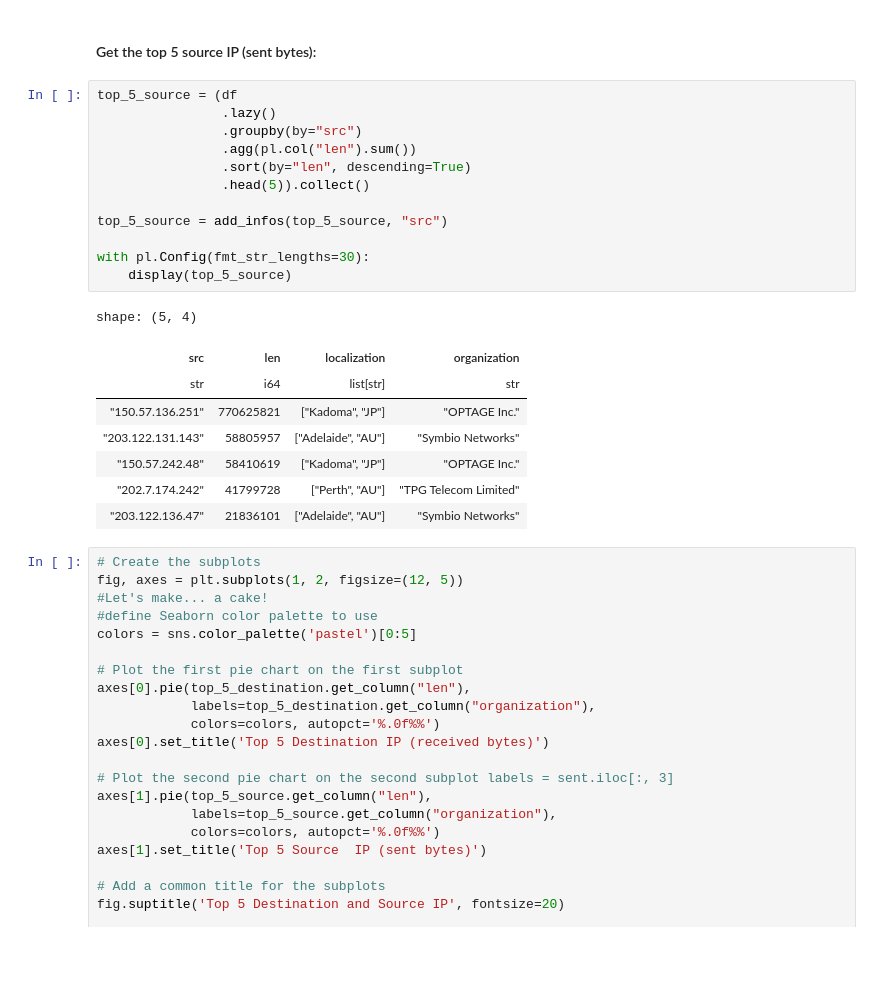
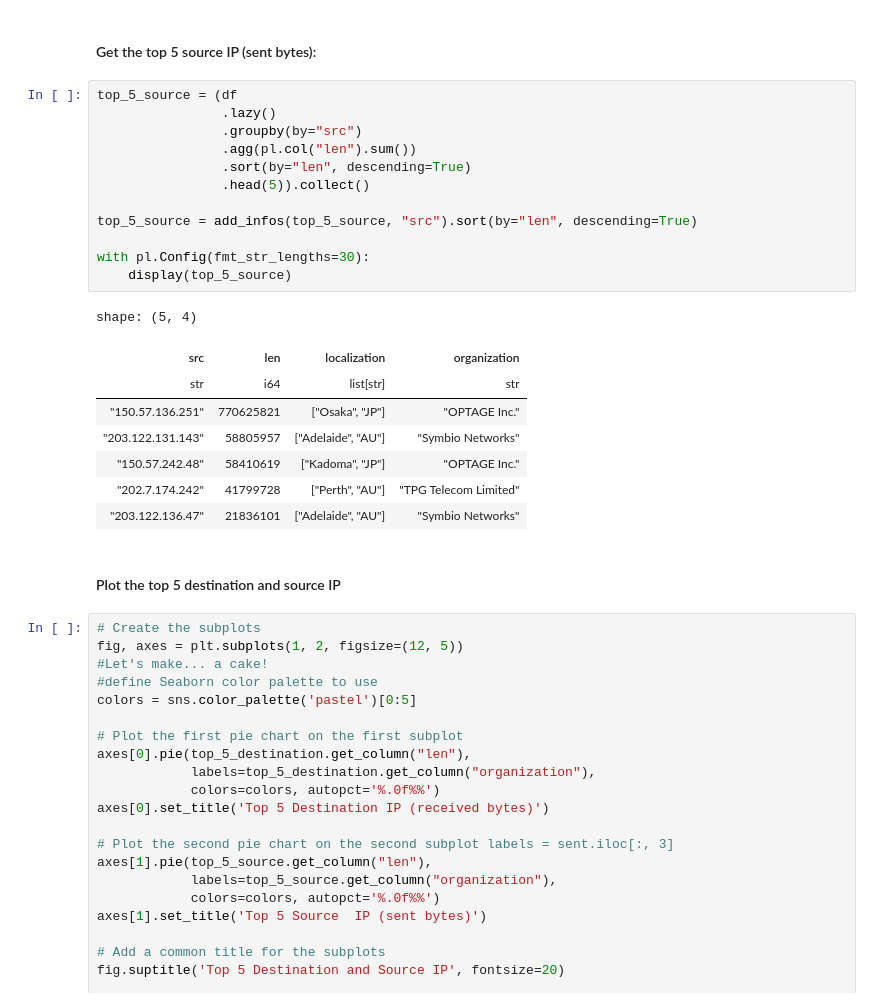
Before and after one commit to JRhin/pcap-analysis, a Jupyter notebook: main_notebook.ipynb, the cells around one changed output. Drawn from its saved outputs; the diff is of its cells as text; blank space fills up the shorter version.

```diff
--- a/main_notebook.ipynb
+++ b/main_notebook.ipynb
@@ -316,27 +325,29 @@ shape: (5, 4)
 | "221.246.5.50" | 40872400 | ["Osaka", "JP"] | "ARTERIA Networks Corporation" |
 # %% [markdown]
 #### Get the top 5 source IP (sent bytes):
-# %%
-top_5_source = (df
-                .lazy()
-                .groupby(by="src")
-                .agg(pl.col("len").sum())
-                .sort(by="len", descending=True)
-                .head(5)).collect()
-
-top_5_source = add_infos(top_5_source, "src")
-
-with pl.Config(fmt_str_lengths=30):
-    display(top_5_source)
-# %% [output]
-shape: (5, 4)
-| src | len | localization | organization |
-| str | i64 | list[str] | str |
-| "150.57.136.251" | 770625821 | ["Kadoma", "JP"] | "OPTAGE Inc." |
-| "203.122.131.143" | 58805957 | ["Adelaide", "AU"] | "Symbio Networks" |
-| "150.57.242.48" | 58410619 | ["Kadoma", "JP"] | "OPTAGE Inc." |
-| "202.7.174.242" | 41799728 | ["Perth", "AU"] | "TPG Telecom Limited" |
-| "203.122.136.47" | 21836101 | ["Adelaide", "AU"] | "Symbio Networks" |
+# %%
+top_5_source = (df
+                .lazy()
+                .groupby(by="src")
+                .agg(pl.col("len").sum())
+                .sort(by="len", descending=True)
+                .head(5)).collect()
+
+top_5_source = add_infos(top_5_source, "src").sort(by="len", descending=True)
+
+with pl.Config(fmt_str_lengths=30):
+    display(top_5_source)
+# %% [output]
+shape: (5, 4)
+| src | len | localization | organization |
+| str | i64 | list[str] | str |
+| "150.57.136.251" | 770625821 | ["Osaka", "JP"] | "OPTAGE Inc." |
+| "203.122.131.143" | 58805957 | ["Adelaide", "AU"] | "Symbio Networks" |
+| "150.57.242.48" | 58410619 | ["Kadoma", "JP"] | "OPTAGE Inc." |
+| "202.7.174.242" | 41799728 | ["Perth", "AU"] | "TPG Telecom Limited" |
+| "203.122.136.47" | 21836101 | ["Adelaide", "AU"] | "Symbio Networks" |
+# %% [markdown]
+#### Plot the top 5 destination and source IP
 # %%
 # Create the subplots
 fig, axes = plt.subplots(1, 2, figsize=(12, 5))
```
Also changed, not shown: parts of 18 cells of this notebook, 2 other files.
